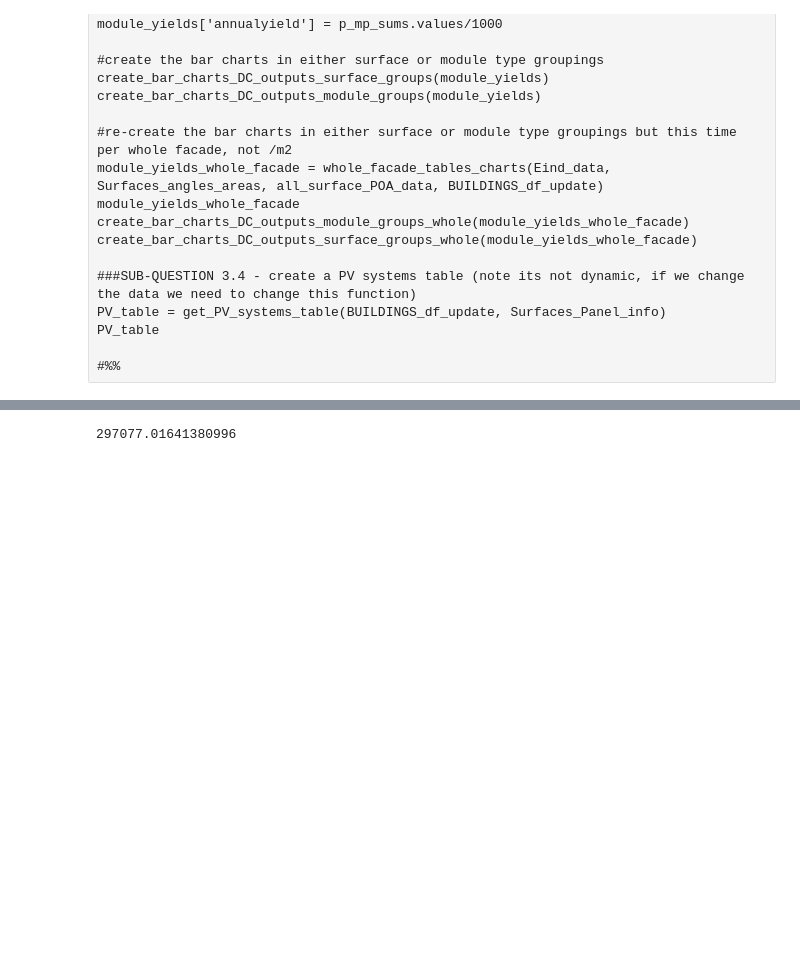
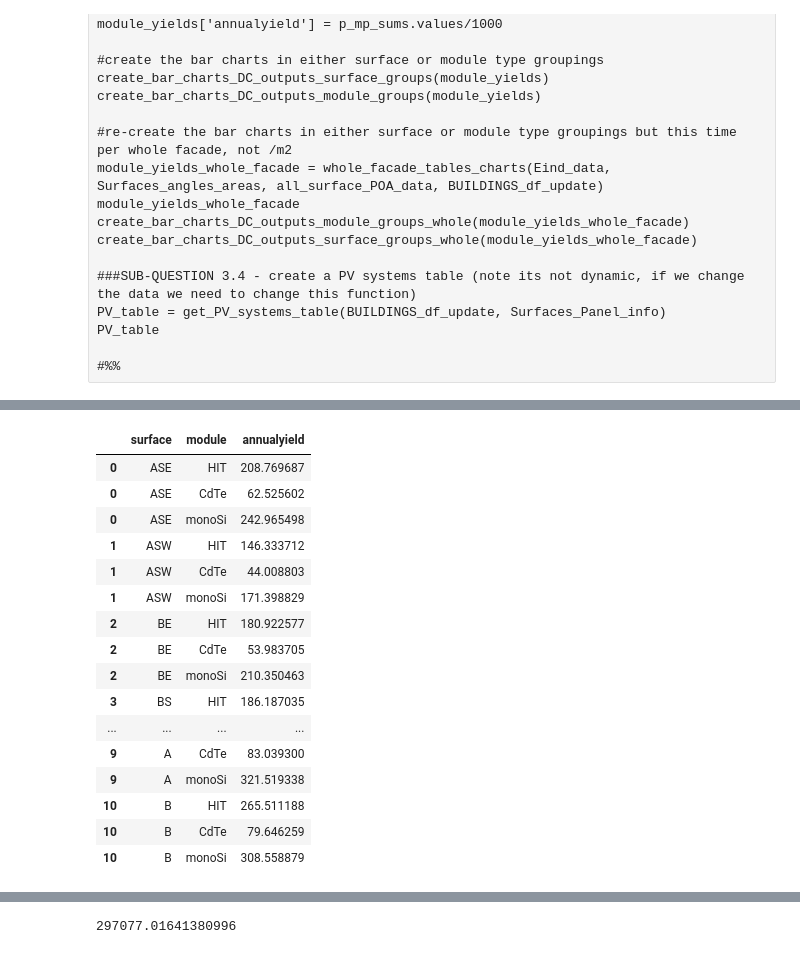
Before and after one commit to ncgarrood/utrechtsmartdistricpartA, a Jupyter notebook: Untitled.ipynb, the cells around one changed output, grey strips where cells are left out. Saved outputs shown, nothing was run; the diff lists cells and outputs as text; code cells hidden in the pictures; blank space fills up the shorter version.

```diff
--- a/Untitled.ipynb
+++ b/Untitled.ipynb
@@ -966,0 +963,20 @@ p_mp_values['CdTeRoofA_p_mp'].sum()
+# %%
+module_yields
+# %% [output]
+|  | surface | module | annualyield |
+| 0 | ASE | HIT | 208.769687 |
+| 0 | ASE | CdTe | 62.525602 |
+| 0 | ASE | monoSi | 242.965498 |
+| 1 | ASW | HIT | 146.333712 |
+| 1 | ASW | CdTe | 44.008803 |
+| 1 | ASW | monoSi | 171.398829 |
+| 2 | BE | HIT | 180.922577 |
+| 2 | BE | CdTe | 53.983705 |
+| 2 | BE | monoSi | 210.350463 |
+| 3 | BS | HIT | 186.187035 |
+| ... | ... | ... | ... |
+| 9 | A | CdTe | 83.039300 |
+| 9 | A | monoSi | 321.519338 |
+| 10 | B | HIT | 265.511188 |
+| 10 | B | CdTe | 79.646259 |
+| 10 | B | monoSi | 308.558879 |
```
Also changed, not shown: parts of 6 cells of this notebook, 3 other files.
